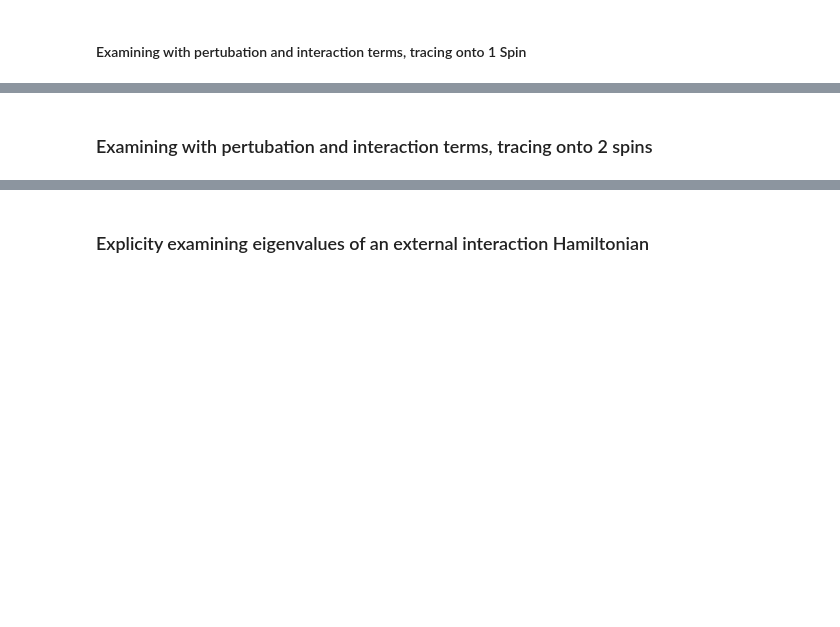
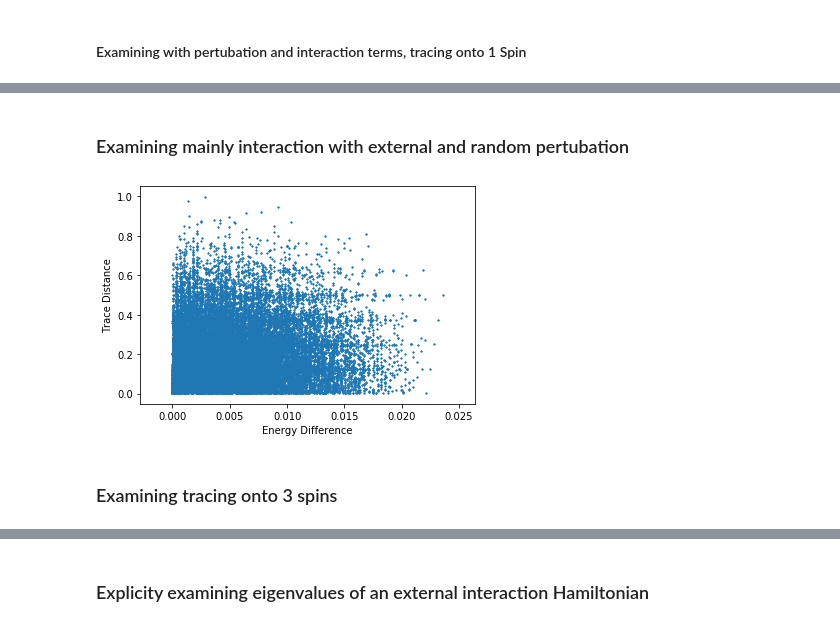
Before and after one commit to oliverimc/MSci-Project-Quantum-Thermalisation, a Jupyter notebook: MastersThermalisation.ipynb, the cells around one changed output, grey strips where cells are left out. Saved outputs shown, nothing was run; the diff lists cells and outputs as text; code cells hidden in the pictures; blank space fills up the shorter version.

```diff
--- a/MastersThermalisation.ipynb
+++ b/MastersThermalisation.ipynb
@@ -187,3 +165,15 @@ plt.show()
+# %% [markdown]
+### Examining mainly interaction with external and random pertubation
+# %%
+xs,ys = energy_trace_comp_2d(H4,1,1)
+# %%
+plt.scatter(xs,ys,s=1)
+plt.xlabel("Energy Difference")
+plt.ylabel("Trace Distance")
+plt.savefig("inter_ext_8")
+plt.show()
+# %% [output]
+[figure, added]
 # %% [markdown]
-### Examining with pertubation and interaction terms, tracing onto 2 spins
+### Examining  tracing onto 3 spins
 # %%
```
Also changed, not shown: parts of 37 cells of this notebook, 13 other files.
